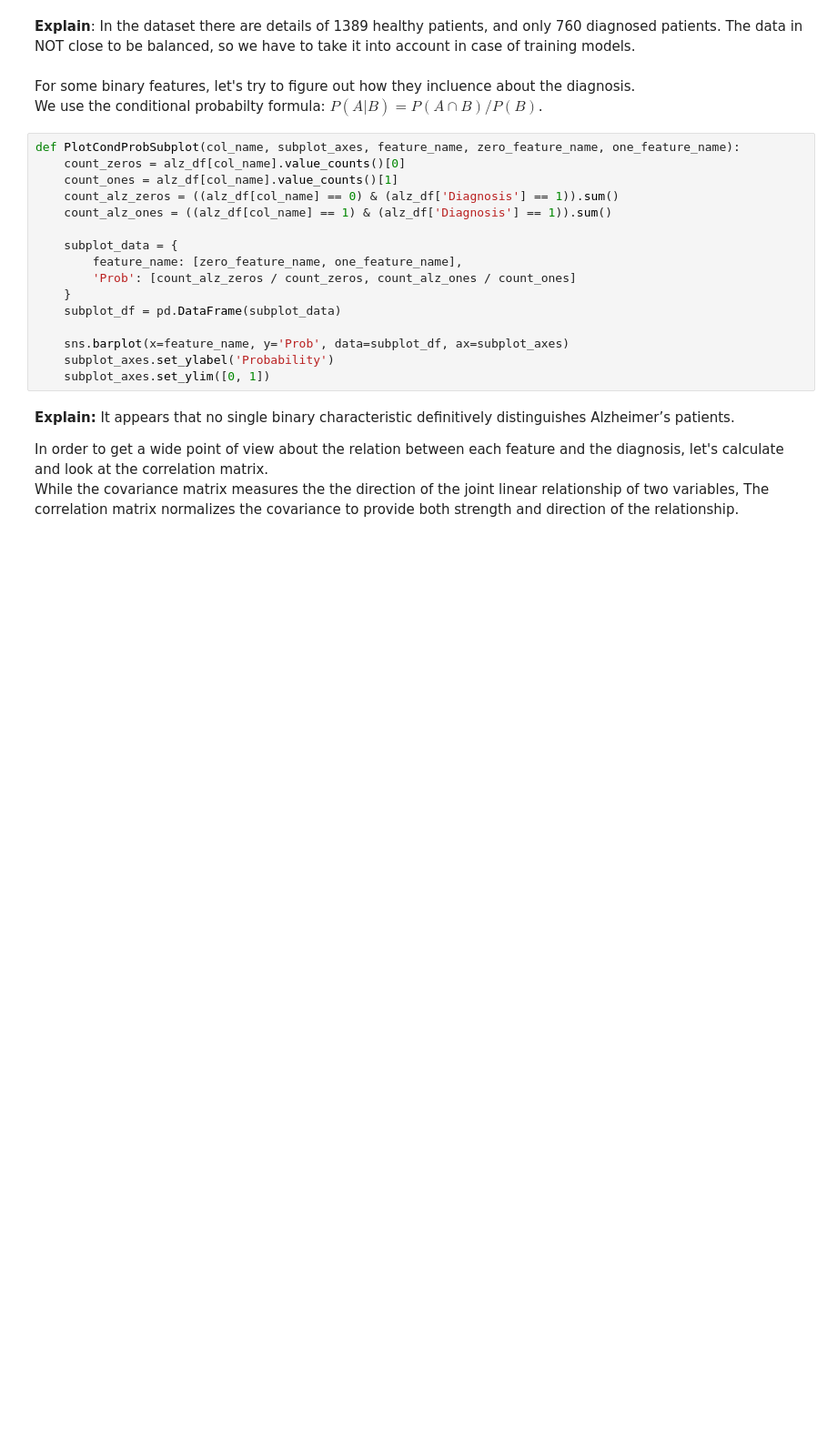
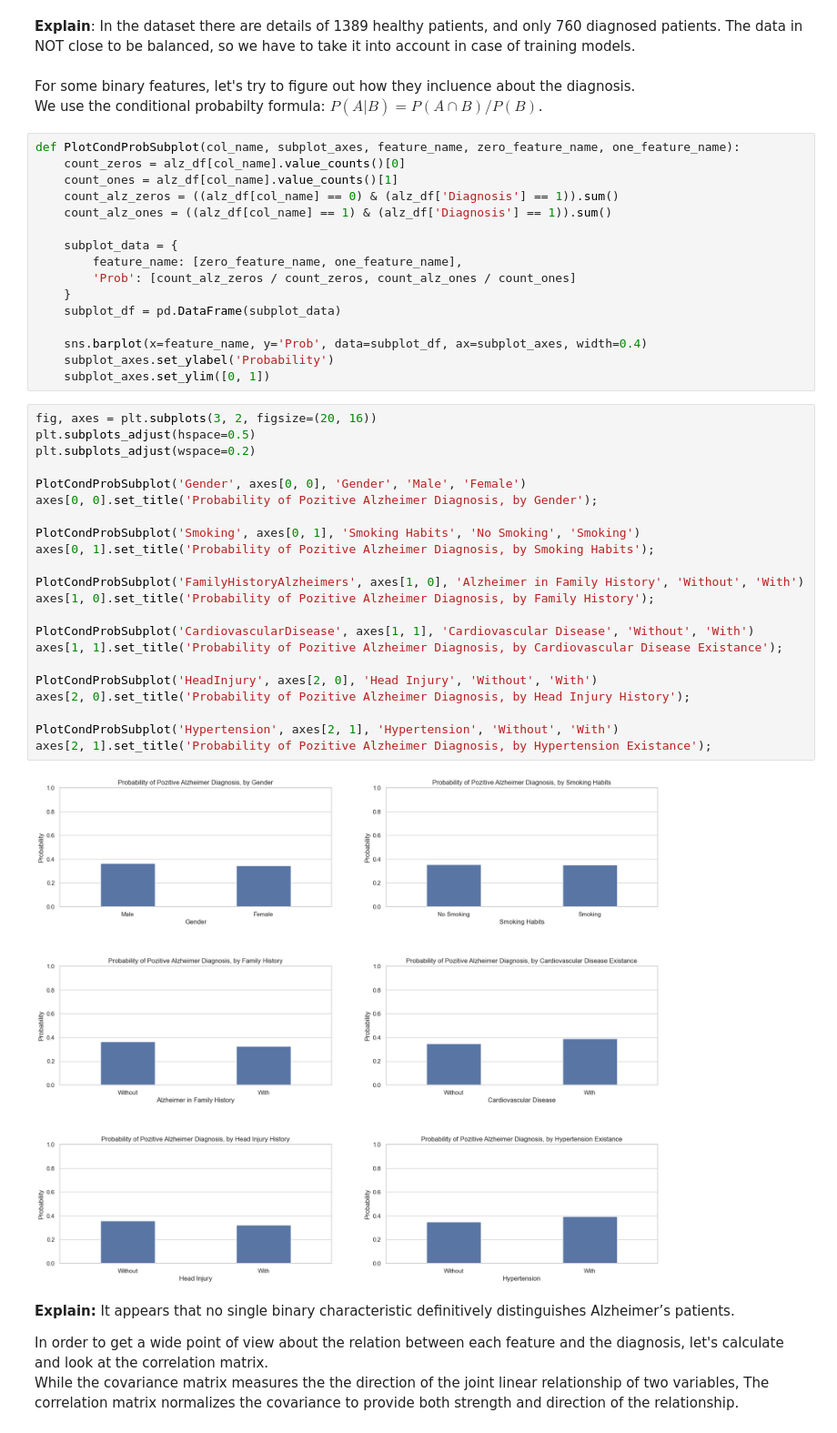
Before and after one commit to gbook0/Alzheimer-Data-Analysis, a Jupyter notebook: Alzheimer.ipynb, the cells around one changed output. Shown: that part at 91% size. Saved outputs shown, nothing was run; the diff lists cells and outputs as text; blank space fills up the shorter version.

Commit message:
Add subplots for binary features

```diff
--- a/Alzheimer.ipynb
+++ b/Alzheimer.ipynb
@@ -68,9 +68,33 @@ def PlotCondProbSubplot(col_name, subplot_axes, feature_name, zero_feature_name,
     }
     subplot_df = pd.DataFrame(subplot_data)
 
-    sns.barplot(x=feature_name, y='Prob', data=subplot_df, ax=subplot_axes)
+    sns.barplot(x=feature_name, y='Prob', data=subplot_df, ax=subplot_axes, width=0.4)
     subplot_axes.set_ylabel('Probability')
     subplot_axes.set_ylim([0, 1])
+# %%
+fig, axes = plt.subplots(3, 2, figsize=(20, 16))
+plt.subplots_adjust(hspace=0.5)
+plt.subplots_adjust(wspace=0.2)
+
+PlotCondProbSubplot('Gender', axes[0, 0], 'Gender', 'Male', 'Female')
+axes[0, 0].set_title('Probability of Pozitive Alzheimer Diagnosis, by Gender');
+
+PlotCondProbSubplot('Smoking', axes[0, 1], 'Smoking Habits', 'No Smoking', 'Smoking')
+axes[0, 1].set_title('Probability of Pozitive Alzheimer Diagnosis, by Smoking Habits');
+
+PlotCondProbSubplot('FamilyHistoryAlzheimers', axes[1, 0], 'Alzheimer in Family History', 'Without', 'With')
+axes[1, 0].set_title('Probability of Pozitive Alzheimer Diagnosis, by Family History');
+
+PlotCondProbSubplot('CardiovascularDisease', axes[1, 1], 'Cardiovascular Disease', 'Without', 'With')
+axes[1, 1].set_title('Probability of Pozitive Alzheimer Diagnosis, by Cardiovascular Disease Existance');
+
+PlotCondProbSubplot('HeadInjury', axes[2, 0], 'Head Injury', 'Without', 'With')
+axes[2, 0].set_title('Probability of Pozitive Alzheimer Diagnosis, by Head Injury History');
+
+PlotCondProbSubplot('Hypertension', axes[2, 1], 'Hypertension', 'Without', 'With')
+axes[2, 1].set_title('Probability of Pozitive Alzheimer Diagnosis, by Hypertension Existance');
+# %% [output]
+[figure, added]
 # %% [markdown]
 **Explain:** It appears that no single binary characteristic definitively distinguishes Alzheimer’s patients.
 
```
